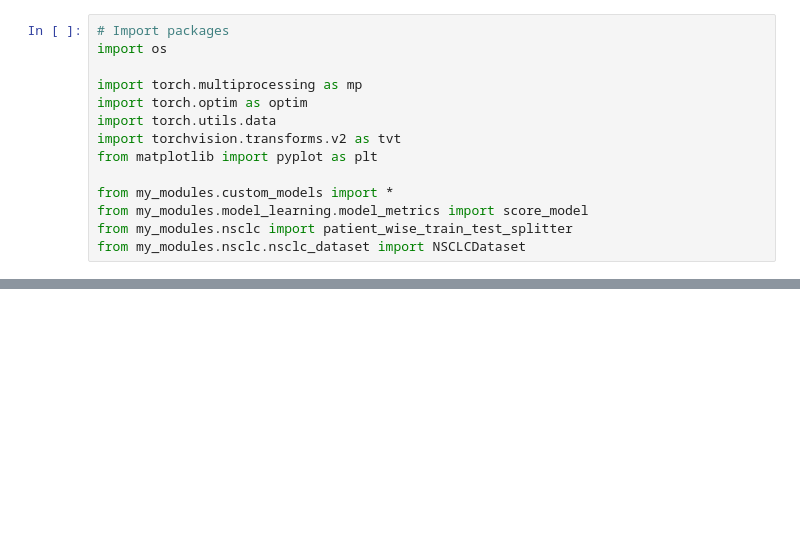
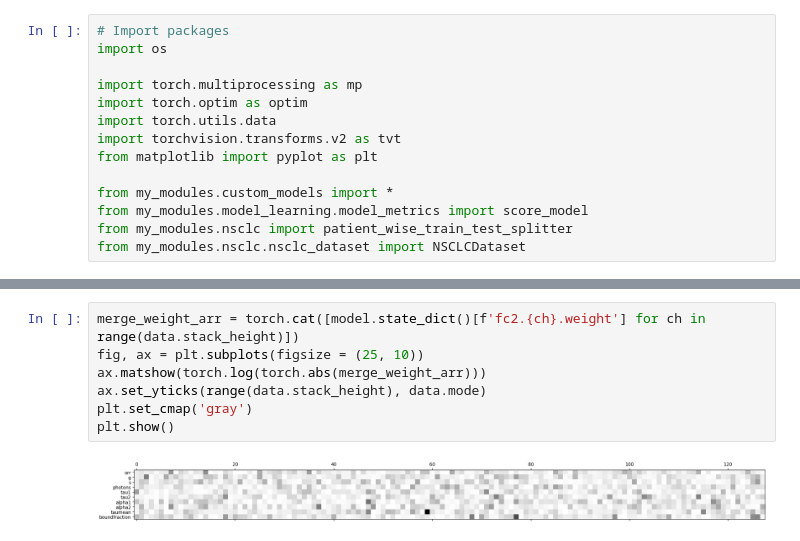
Before and after one commit to jiversivers/nsclc, a Jupyter notebook: reg_par_cnn_w_all_model_teasing.ipynb, the cells around one changed output, grey strips where cells are left out. Cells and saved outputs as stored; diff of their text form; blank space fills up the shorter version.

```diff
--- a/reg_par_cnn_w_all_model_teasing.ipynb
+++ b/reg_par_cnn_w_all_model_teasing.ipynb
@@ -23,0 +83,9 @@ data.transforms = tvt.Compose([tvt.RandomVerticalFlip(p=0.25),
+# %%
+merge_weight_arr = torch.cat([model.state_dict()[f'fc2.{ch}.weight'] for ch in range(data.stack_height)])
+fig, ax = plt.subplots(figsize = (25, 10))
+ax.matshow(torch.log(torch.abs(merge_weight_arr)))
+ax.set_yticks(range(data.stack_height), data.mode)
+plt.set_cmap('gray')
+plt.show()
+# %% [output]
+[figure, added]
```
Also changed, not shown: parts of 19 cells of this notebook.
